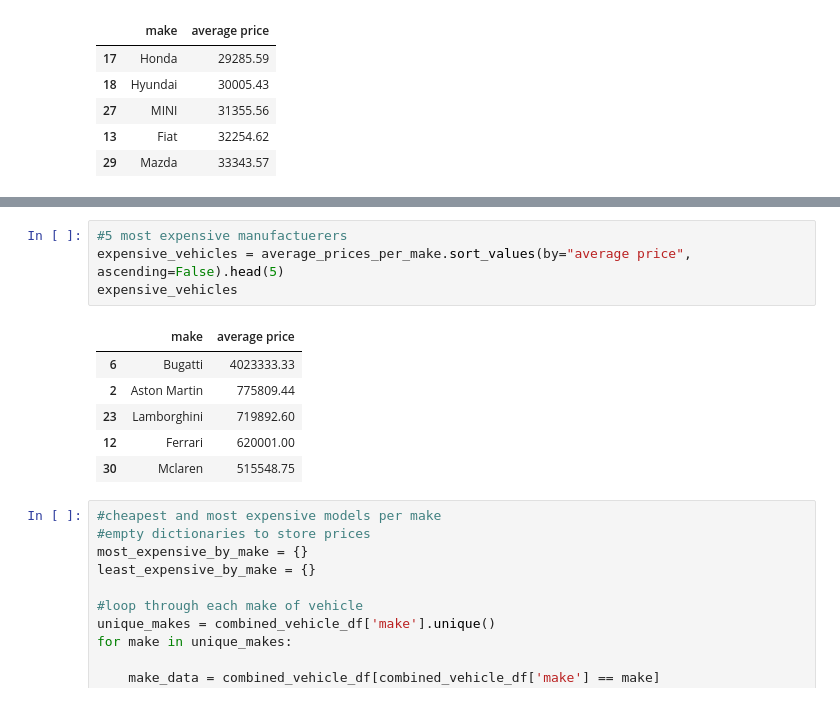
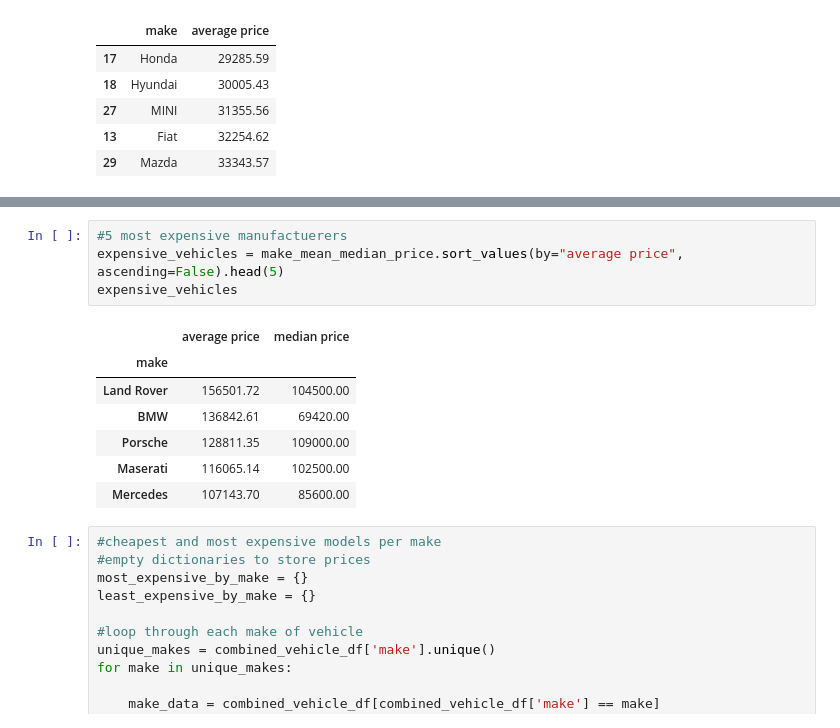
Before and after one commit to raniljoshua/Data-Analysis-Bootcamp_Project-1, a Jupyter notebook: vehicle_analysis.ipynb, the cells around one changed output, grey strips where cells are left out. Cells and saved outputs as stored; diff of their text form.

Commit message:
ran all sheets with the updated vehicle csv file

```diff
--- a/vehicle_analysis.ipynb
+++ b/vehicle_analysis.ipynb
@@ -118,14 +133,15 @@ cheapest_vehicles
 # %%
 #5 most expensive manufactuerers
-expensive_vehicles = average_prices_per_make.sort_values(by="average price", ascending=False).head(5)
+expensive_vehicles = make_mean_median_price.sort_values(by="average price", ascending=False).head(5)
 expensive_vehicles
 # %% [output]
-|  | make | average price |
-| 6 | Bugatti | 4023333.33 |
-| 2 | Aston Martin | 775809.44 |
-| 23 | Lamborghini | 719892.60 |
-| 12 | Ferrari | 620001.00 |
-| 30 | Mclaren | 515548.75 |
+|  | average price | median price |
+| make |  |  |
+| Land Rover | 156501.72 | 104500.00 |
+| BMW | 136842.61 | 69420.00 |
+| Porsche | 128811.35 | 109000.00 |
+| Maserati | 116065.14 | 102500.00 |
+| Mercedes | 107143.70 | 85600.00 |
 # %%
 #cheapest and most expensive models per make
 #empty dictionaries to store prices
```
Also changed, not shown: parts of 2 cells of this notebook.
